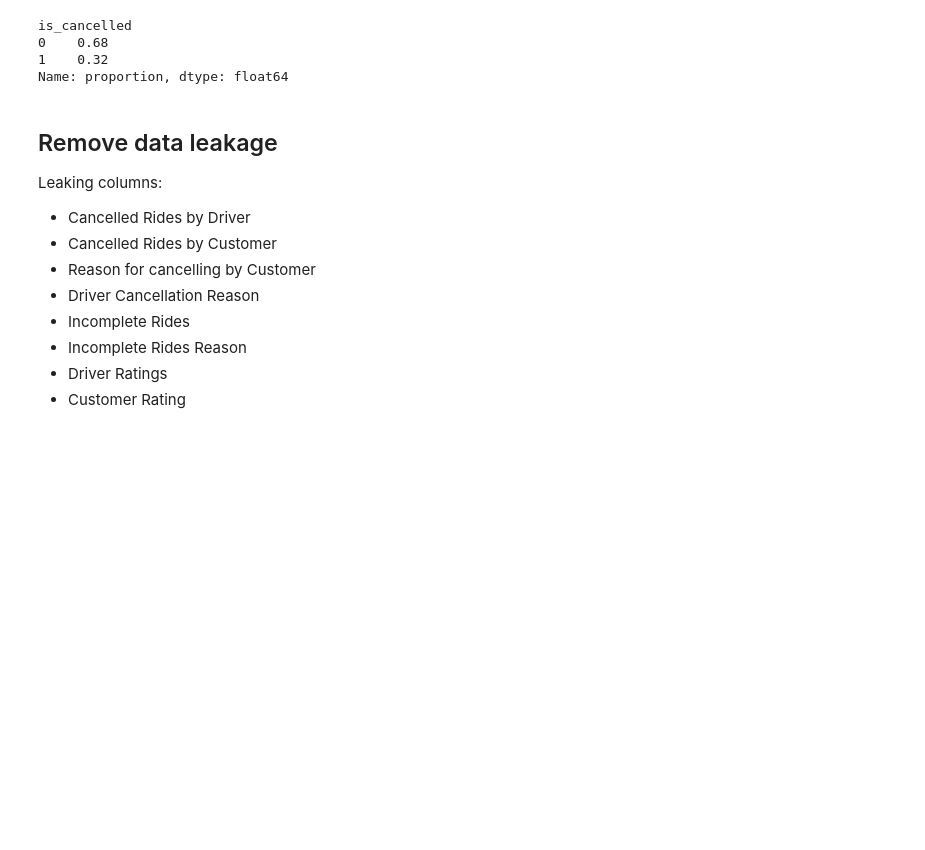
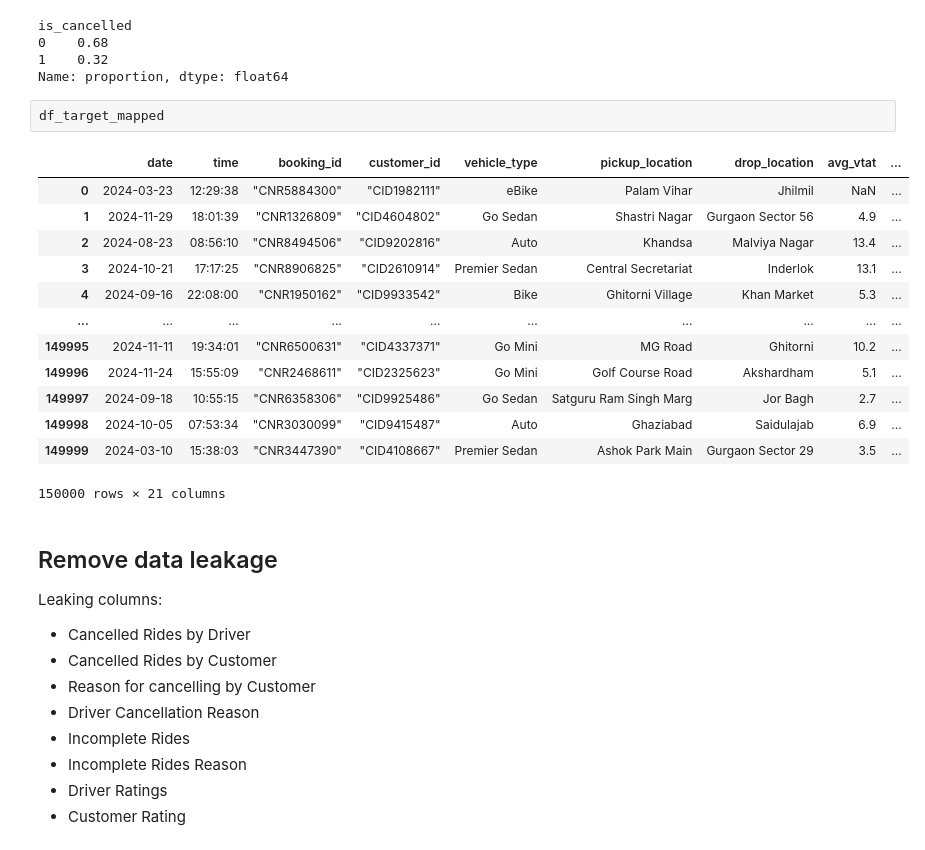
Before and after one commit to amaldu/uber-ride-cancellation-prediction, a Jupyter notebook: uber-analysis/notebooks/03_data_cleaning.ipynb, the cells around one changed output. Saved outputs shown, nothing was run; the diff lists cells and outputs as text; blank space fills up the shorter version.

```diff
--- a/uber-analysis/notebooks/03_data_cleaning.ipynb
+++ b/uber-analysis/notebooks/03_data_cleaning.ipynb
@@ -94,6 +94,22 @@ is_cancelled
 0    0.68
 1    0.32
 Name: proportion, dtype: float64
+# %%
+df_target_mapped
+# %% [output]
+|  | date | time | booking_id | customer_id | vehicle_type | pickup_location | drop_location | avg_vtat | ... |
+| 0 | 2024-03-23 | 12:29:38 | "CNR5884300" | "CID1982111" | eBike | Palam Vihar | Jhilmil | NaN | ... |
+| 1 | 2024-11-29 | 18:01:39 | "CNR1326809" | "CID4604802" | Go Sedan | Shastri Nagar | Gurgaon Sector 56 | 4.9 | ... |
+| 2 | 2024-08-23 | 08:56:10 | "CNR8494506" | "CID9202816" | Auto | Khandsa | Malviya Nagar | 13.4 | ... |
+| 3 | 2024-10-21 | 17:17:25 | "CNR8906825" | "CID2610914" | Premier Sedan | Central Secretariat | Inderlok | 13.1 | ... |
+| 4 | 2024-09-16 | 22:08:00 | "CNR1950162" | "CID9933542" | Bike | Ghitorni Village | Khan Market | 5.3 | ... |
+| ... | ... | ... | ... | ... | ... | ... | ... | ... | ... |
+| 149995 | 2024-11-11 | 19:34:01 | "CNR6500631" | "CID4337371" | Go Mini | MG Road | Ghitorni | 10.2 | ... |
+| 149996 | 2024-11-24 | 15:55:09 | "CNR2468611" | "CID2325623" | Go Mini | Golf Course Road | Akshardham | 5.1 | ... |
+| 149997 | 2024-09-18 | 10:55:15 | "CNR6358306" | "CID9925486" | Go Sedan | Satguru Ram Singh Marg | Jor Bagh | 2.7 | ... |
+| 149998 | 2024-10-05 | 07:53:34 | "CNR3030099" | "CID9415487" | Auto | Ghaziabad | Saidulajab | 6.9 | ... |
+| 149999 | 2024-03-10 | 15:38:03 | "CNR3447390" | "CID4108667" | Premier Sedan | Ashok Park Main | Gurgaon Sector 29 | 3.5 | ... |
+150000 rows × 21 columns
 # %% [markdown]
 ## Remove data leakage
 
```
Also changed, not shown: parts of 1 cell of this notebook, 3 other files.
